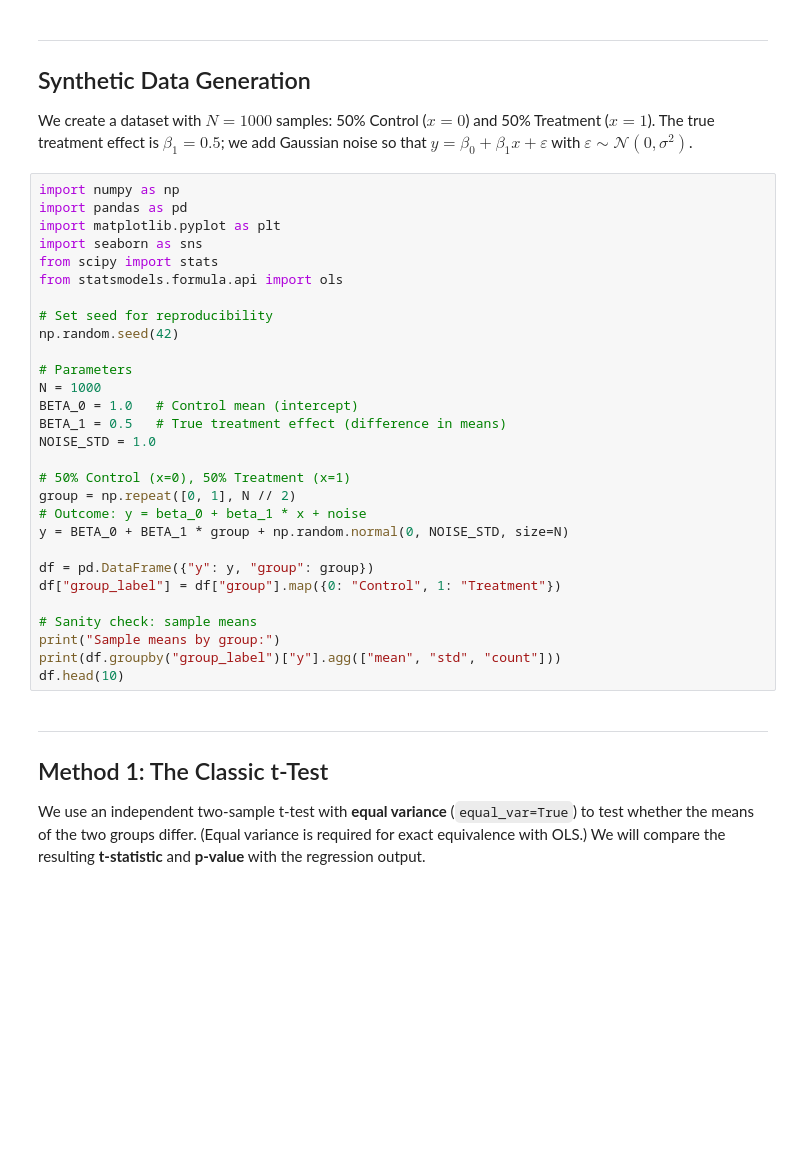
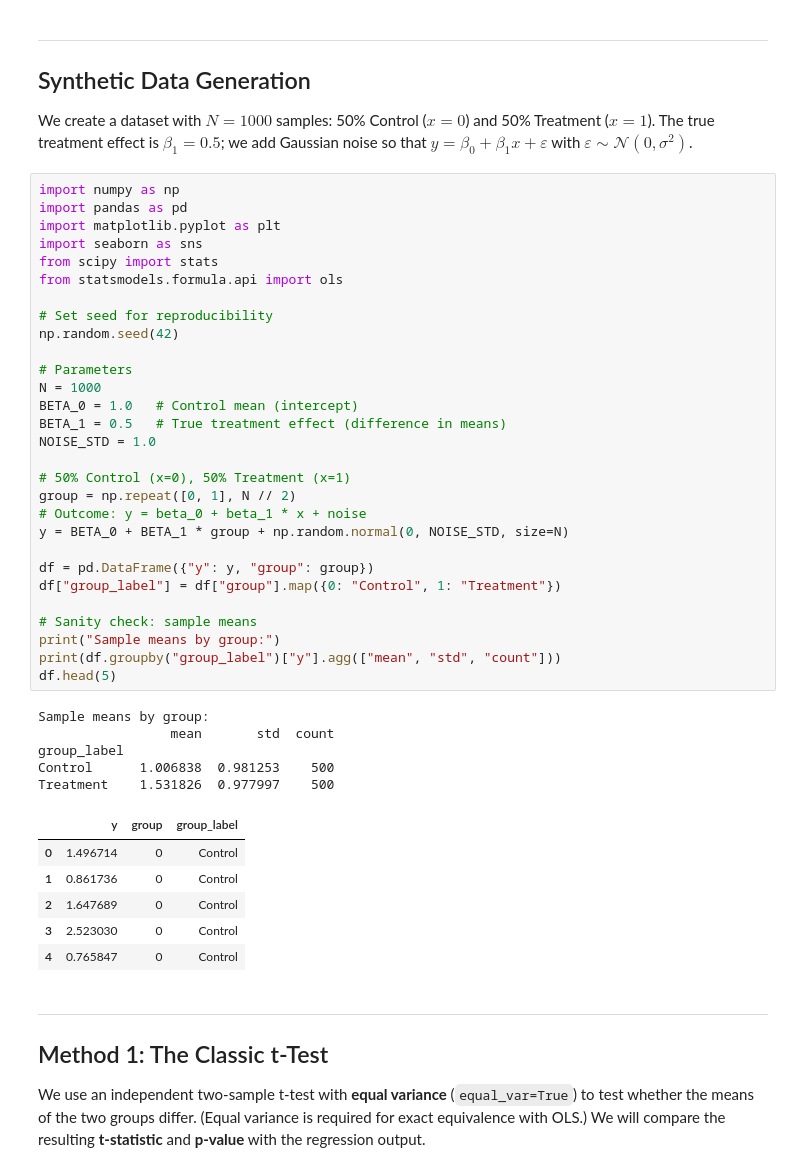
Before and after one commit to rodrigolopezlopez/statistical_modeling_experimentation, a Jupyter notebook: ab_test_regression_equivalence.ipynb, the cells around one changed output. Cells and saved outputs as stored; diff of their text form; blank space fills up the shorter version.

```diff
--- a/ab_test_regression_equivalence.ipynb
+++ b/ab_test_regression_equivalence.ipynb
@@ -16,32 +16,44 @@ We create a dataset with $N = 1000$ samples: 50% Control ($x = 0$) and 50% Treat
 # %%
 import numpy as np
 import pandas as pd
 import matplotlib.pyplot as plt
 import seaborn as sns
 from scipy import stats
 from statsmodels.formula.api import ols
 
 # Set seed for reproducibility
 np.random.seed(42)
 
 # Parameters
 N = 1000
 BETA_0 = 1.0   # Control mean (intercept)
 BETA_1 = 0.5   # True treatment effect (difference in means)
 NOISE_STD = 1.0
 
 # 50% Control (x=0), 50% Treatment (x=1)
 group = np.repeat([0, 1], N // 2)
 # Outcome: y = beta_0 + beta_1 * x + noise
 y = BETA_0 + BETA_1 * group + np.random.normal(0, NOISE_STD, size=N)
 
 df = pd.DataFrame({"y": y, "group": group})
 df["group_label"] = df["group"].map({0: "Control", 1: "Treatment"})
 
 # Sanity check: sample means
 print("Sample means by group:")
 print(df.groupby("group_label")["y"].agg(["mean", "std", "count"]))
-df.head(10)
+df.head(5)
+# %% [output]
+Sample means by group:
+                 mean       std  count
+group_label
+Control      1.006838  0.981253    500
+Treatment    1.531826  0.977997    500
+|  | y | group | group_label |
+| 0 | 1.496714 | 0 | Control |
+| 1 | 0.861736 | 0 | Control |
+| 2 | 1.647689 | 0 | Control |
+| 3 | 2.523030 | 0 | Control |
+| 4 | 0.765847 | 0 | Control |
 # %% [markdown]
 ---
 ## Method 1: The Classic t-Test
```
Also changed, not shown: parts of 4 cells of this notebook.
